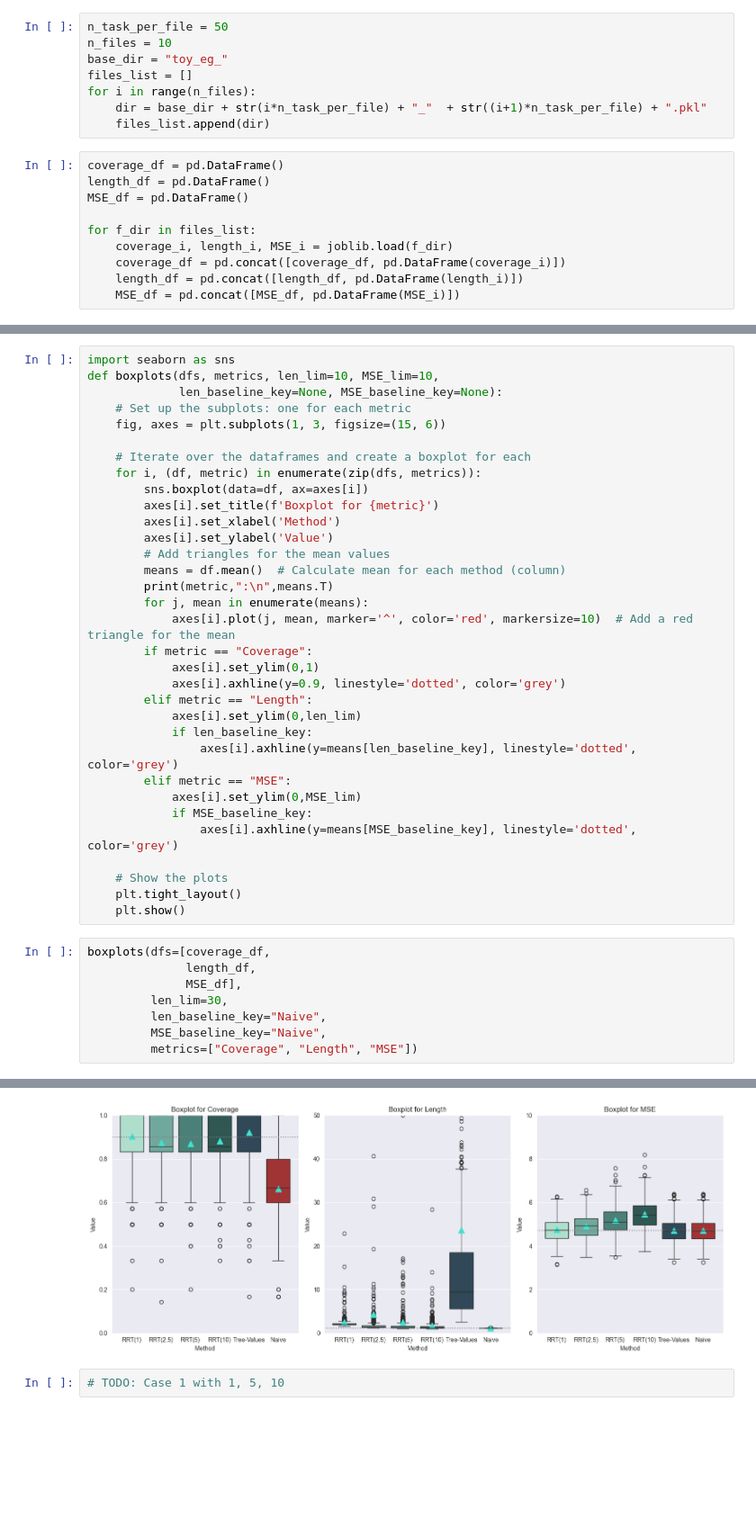
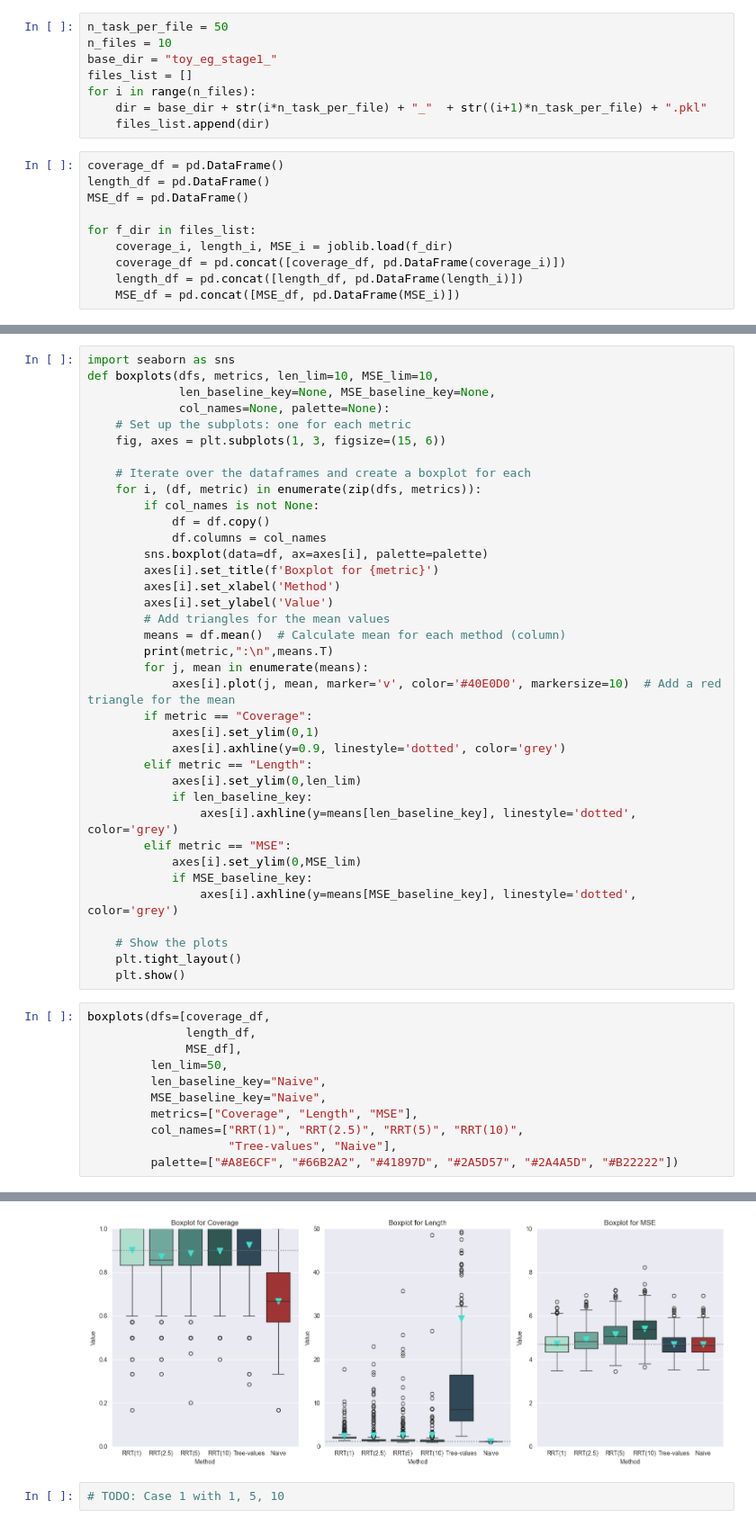
Before and after one commit to yiling-h/SI-CART, a Jupyter notebook: Simulations/Results/toy_example/toy1/plotting_toy.ipynb, the cells around one changed output, grey strips where cells are left out. Shown at 90% size. Cells and saved outputs as stored; diff of their text form; blank space fills up the shorter version.

Commit message:
New plotting

```diff
--- a/Simulations/Results/toy_example/toy1/plotting_toy.ipynb
+++ b/Simulations/Results/toy_example/toy1/plotting_toy.ipynb
@@ -7,7 +7,7 @@ import seaborn as sns
 # %%
 n_task_per_file = 50
 n_files = 10
-base_dir = "toy_eg_"
+base_dir = "toy_eg_stage1_"
 files_list = []
 for i in range(n_files):
     dir = base_dir + str(i*n_task_per_file) + "_"  + str((i+1)*n_task_per_file) + ".pkl"
@@ -73,13 +73,17 @@ MSE_df
 # %%
 import seaborn as sns
 def boxplots(dfs, metrics, len_lim=10, MSE_lim=10,
-             len_baseline_key=None, MSE_baseline_key=None):
+             len_baseline_key=None, MSE_baseline_key=None,
+             col_names=None, palette=None):
     # Set up the subplots: one for each metric
     fig, axes = plt.subplots(1, 3, figsize=(15, 6))
 
     # Iterate over the dataframes and create a boxplot for each
     for i, (df, metric) in enumerate(zip(dfs, metrics)):
-        sns.boxplot(data=df, ax=axes[i])
+        if col_names is not None:
+            df = df.copy()
+            df.columns = col_names
+        sns.boxplot(data=df, ax=axes[i], palette=palette)
         axes[i].set_title(f'Boxplot for {metric}')
         axes[i].set_xlabel('Method')
         axes[i].set_ylabel('Value')
@@ -87,7 +91,7 @@ def boxplots(dfs, metrics, len_lim=10, MSE_lim=10,
         means = df.mean()  # Calculate mean for each method (column)
         print(metric,":\n",means.T)
         for j, mean in enumerate(means):
-            axes[i].plot(j, mean, marker='^', color='red', markersize=10)  # Add a red triangle for the mean
+            axes[i].plot(j, mean, marker='v', color='#40E0D0', markersize=10)  # Add a red triangle for the mean
         if metric == "Coverage":
             axes[i].set_ylim(0,1)
             axes[i].axhline(y=0.9, linestyle='dotted', color='grey')
@@ -107,9 +111,12 @@ def boxplots(dfs, metrics, len_lim=10, MSE_lim=10,
 boxplots(dfs=[coverage_df,
               length_df,
               MSE_df],
-         len_lim=30,
+         len_lim=50,
          len_baseline_key="Naive",
          MSE_baseline_key="Naive",
-         metrics=["Coverage", "Length", "MSE"])
+         metrics=["Coverage", "Length", "MSE"],
+         col_names=["RRT(1)", "RRT(2.5)", "RRT(5)", "RRT(10)",
+                    "Tree-values", "Naive"],
+         palette=["#A8E6CF", "#66B2A2", "#41897D", "#2A5D57", "#2A4A5D", "#B22222"])
 # %% [output]
 Coverage :
@@ -131,4 +138,4 @@ Naive          4.721245
 dtype: float64
-[figure, old version]
+[figure, new version]
 # %%
 # TODO: Case 1 with 1, 5, 10
```
Also changed, not shown: parts of 4 cells of this notebook, 12 other files.
